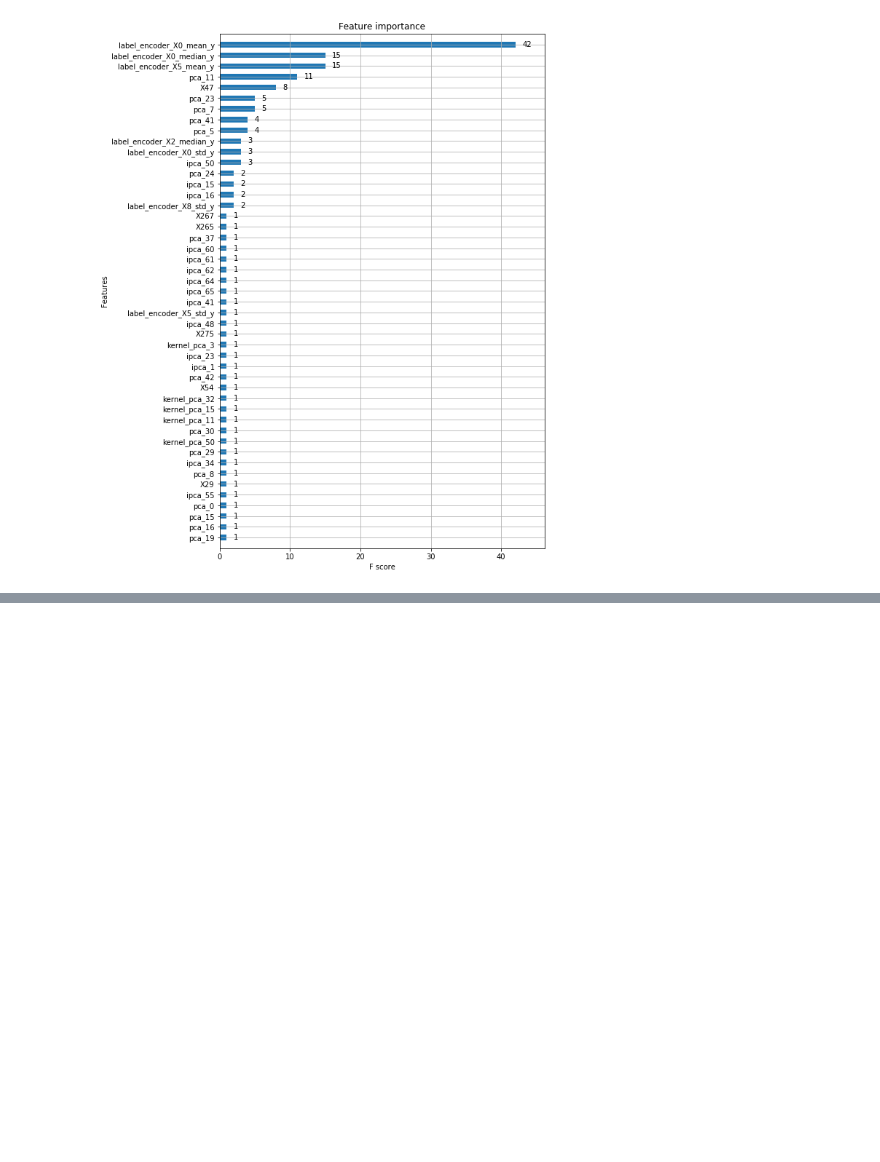
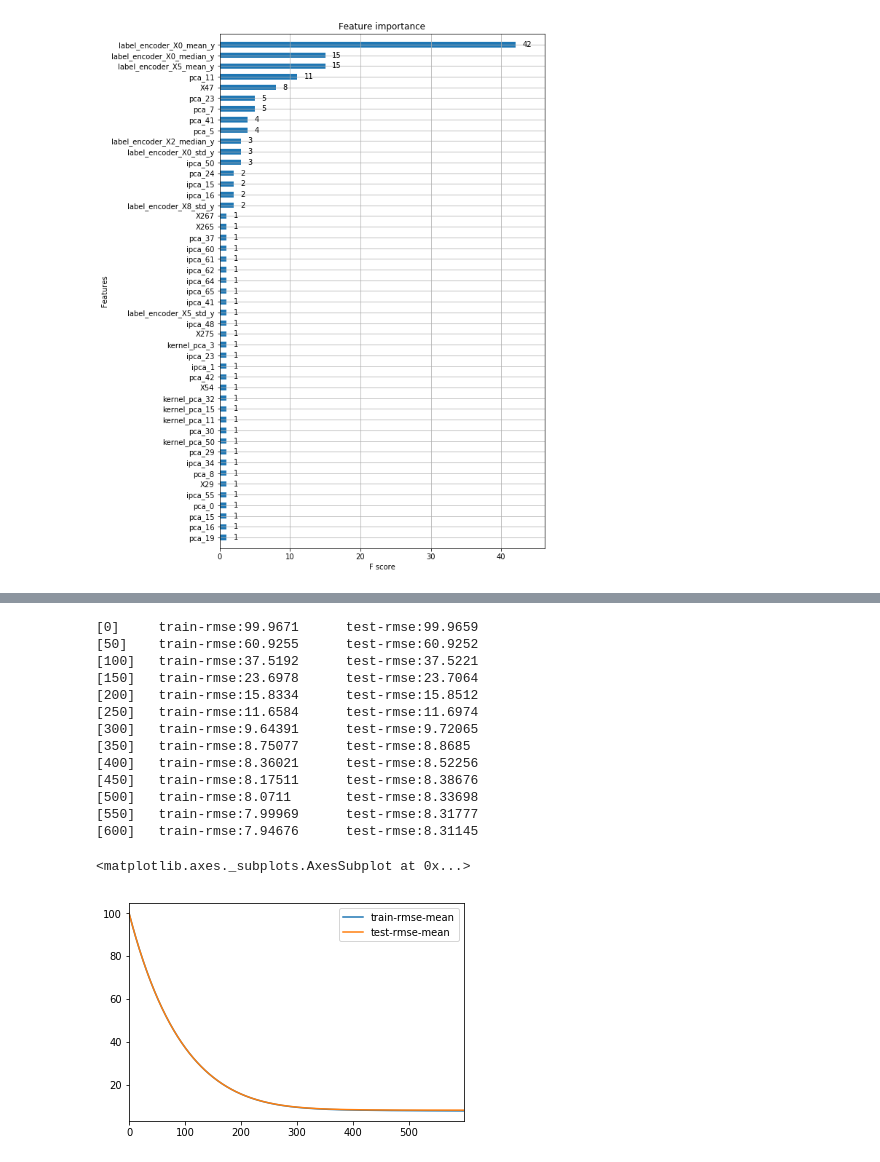
Before and after one commit to JCreeks/MercedesBenz, a Jupyter notebook: ML/model/XGBTuning.ipynb, the cells around one changed output, grey strips where cells are left out. Drawn from its saved outputs; the diff is of its cells as text; code cells hidden in the pictures; blank space fills up the shorter version.

```diff
--- a/ML/model/XGBTuning.ipynb
+++ b/ML/model/XGBTuning.ipynb
@@ -305,11 +352,11 @@ Best CV Score:
 # %%
 #del xgbreg
 t0=time()
-xgbreg = xgb.XGBRegressor(learning_rate=.1, n_estimators=150, max_depth=6, gamma=0, \
-                          min_child_weight=3, seed=123, reg_alpha=0,\
-                          subsample=.95, colsample_bytree=.95,nthread=-1,scale_pos_weight=1)
+xgbreg = xgb.XGBRegressor(learning_rate=.01, n_estimators=650, max_depth=2, gamma=0, \
+                          min_child_weight=4, seed=123, reg_alpha=0,\
+                          subsample=.9, colsample_bytree=.75,nthread=-1,scale_pos_weight=1)
 param_grid = {
-    'reg_alpha':[1e4,1e5,1e6,1e7]#[1e-5, 1e-2, .1, 1, 100]
+    'reg_alpha':[.1, 1, 10]#[1e4,1e5,1e6,1e7]#
     #'subsample':[i/100.0 for i in np.arange(85,100,5)],
     #'colsample_bytree':[i/100.0 for i in np.arange(85,100,5)]
        #'gamma' : [0],
@@ -335,11 +382,11 @@ Best CV Score:
 # %%
 #del xgbreg
 t0=time()
-xgbreg = xgb.XGBRegressor(learning_rate=.1, n_estimators=150, max_depth=6, gamma=0, \
-                          min_child_weight=3, seed=123, reg_alpha=0,\
-                          subsample=.95, colsample_bytree=.95,nthread=-1,scale_pos_weight=1)
+xgbreg = xgb.XGBRegressor(learning_rate=.01, n_estimators=650, max_depth=2, gamma=0, \
+                          min_child_weight=4, seed=123, reg_alpha=0,\
+                          subsample=.9, colsample_bytree=.75,nthread=-1,scale_pos_weight=1)
 param_grid = {
-    'reg_alpha':[8e6,1e7, 1.5e7]#[1e-5, 1e-2, .1, 1, 100]
+    'reg_alpha':[5, 15, 50, 100]#[1e4,1e5,1e6,1e7]#
     #'subsample':[i/100.0 for i in np.arange(85,100,5)],
     #'colsample_bytree':[i/100.0 for i in np.arange(85,100,5)]
        #'gamma' : [0],
@@ -355,6 +402,11 @@ print(model.grid_scores_, model.best_params_)
 print('Best CV Score:')
 print(model.best_score_)
 print((time()-t0)/60)
+
+# ([mean: 0.57509, std: 0.06946, params: {'reg_alpha': 5}, mean: 0.57593, std: 0.07037, params: {'reg_alpha': 15}, mean: 0.57813, std: 0.07230, params: {'reg_alpha': 50}], {'reg_alpha': 50})
+# Best CV Score:
+# 0.578129274507
+# 3.1214874506
 # %% [output]
 eXtreme Gradient Boosting regression...
 Best Params:
@@ -450 +433,41 @@ Stopping. Best iteration:
+# %%
+xgb_params = {
+    'eta': .01,
+    'max_depth': 2,
+    'subsample': 0.9,
+    'reg_alpha': 50,
+    'min_child_weight':4,
+    'colsample_bytree': 0.75,
+    'objective': 'reg:linear',
+    'eval_metric': 'rmse',
+    'silent': 1,
+    'booster' :'gbtree',
+    'tuneLength': 3,
+    'seed': 123
+}
+
+dtrain = xgb.DMatrix(X_train, y_train)
+dtest = xgb.DMatrix(X_test)
+
+cv_output = xgb.cv(xgb_params, dtrain, num_boost_round=5000, early_stopping_rounds=20,\
+    verbose_eval=50, show_stdv=False)
+cv_output[['train-rmse-mean', 'test-rmse-mean']].plot()
+#.02 test-rmse:8.32887
+#.01 test-rmse:8.31722
+# %% [output]
+[0]     train-rmse:99.9671      test-rmse:99.9659
+[50]    train-rmse:60.9255      test-rmse:60.9252
+[100]   train-rmse:37.5192      test-rmse:37.5221
+[150]   train-rmse:23.6978      test-rmse:23.7064
+[200]   train-rmse:15.8334      test-rmse:15.8512
+[250]   train-rmse:11.6584      test-rmse:11.6974
+[300]   train-rmse:9.64391      test-rmse:9.72065
+[350]   train-rmse:8.75077      test-rmse:8.8685
+[400]   train-rmse:8.36021      test-rmse:8.52256
+[450]   train-rmse:8.17511      test-rmse:8.38676
+[500]   train-rmse:8.0711       test-rmse:8.33698
+[550]   train-rmse:7.99969      test-rmse:8.31777
+[600]   train-rmse:7.94676      test-rmse:8.31145
+<matplotlib.axes._subplots.AxesSubplot at 0x...>
+[figure, added]
 # %%
```
Also changed, not shown: parts of 18 cells of this notebook, 4 other files.
